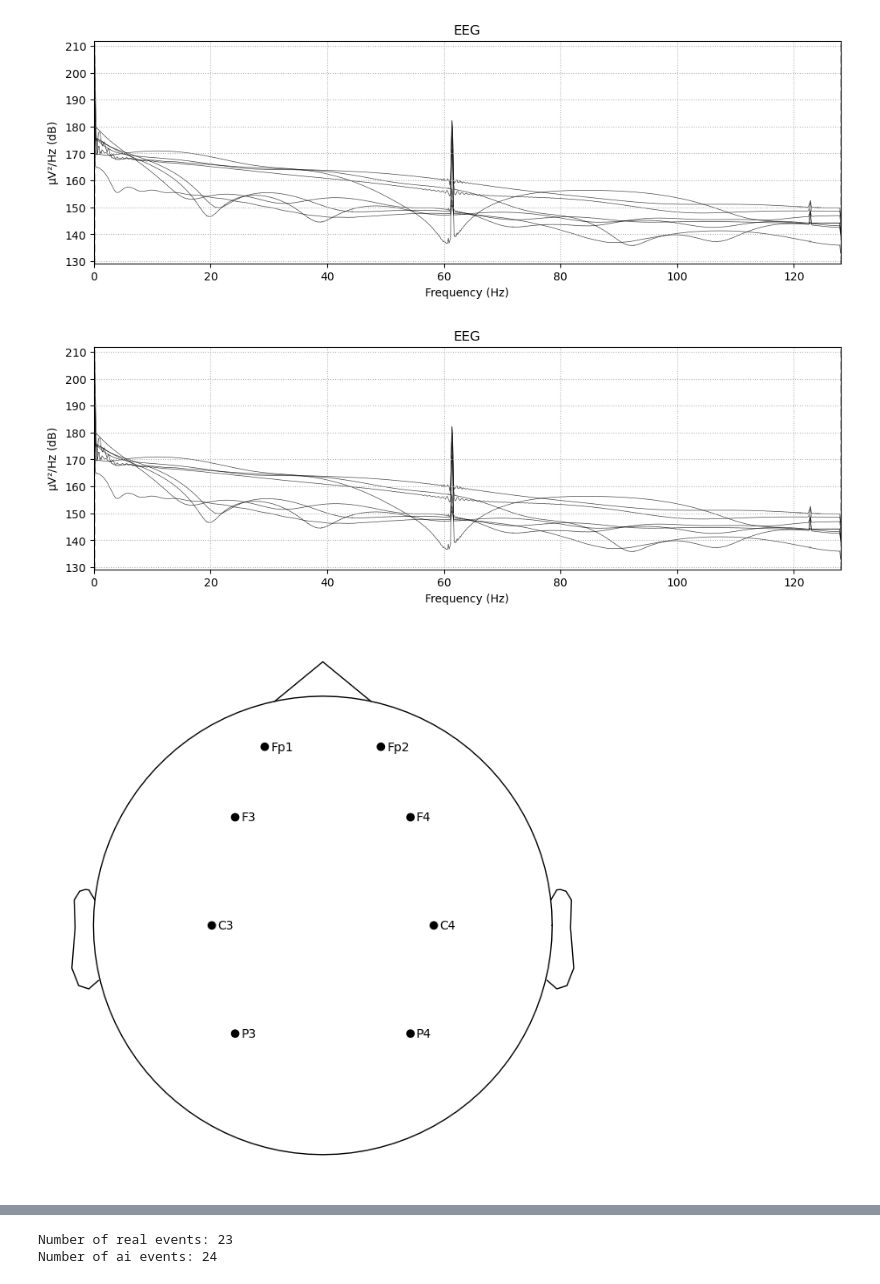
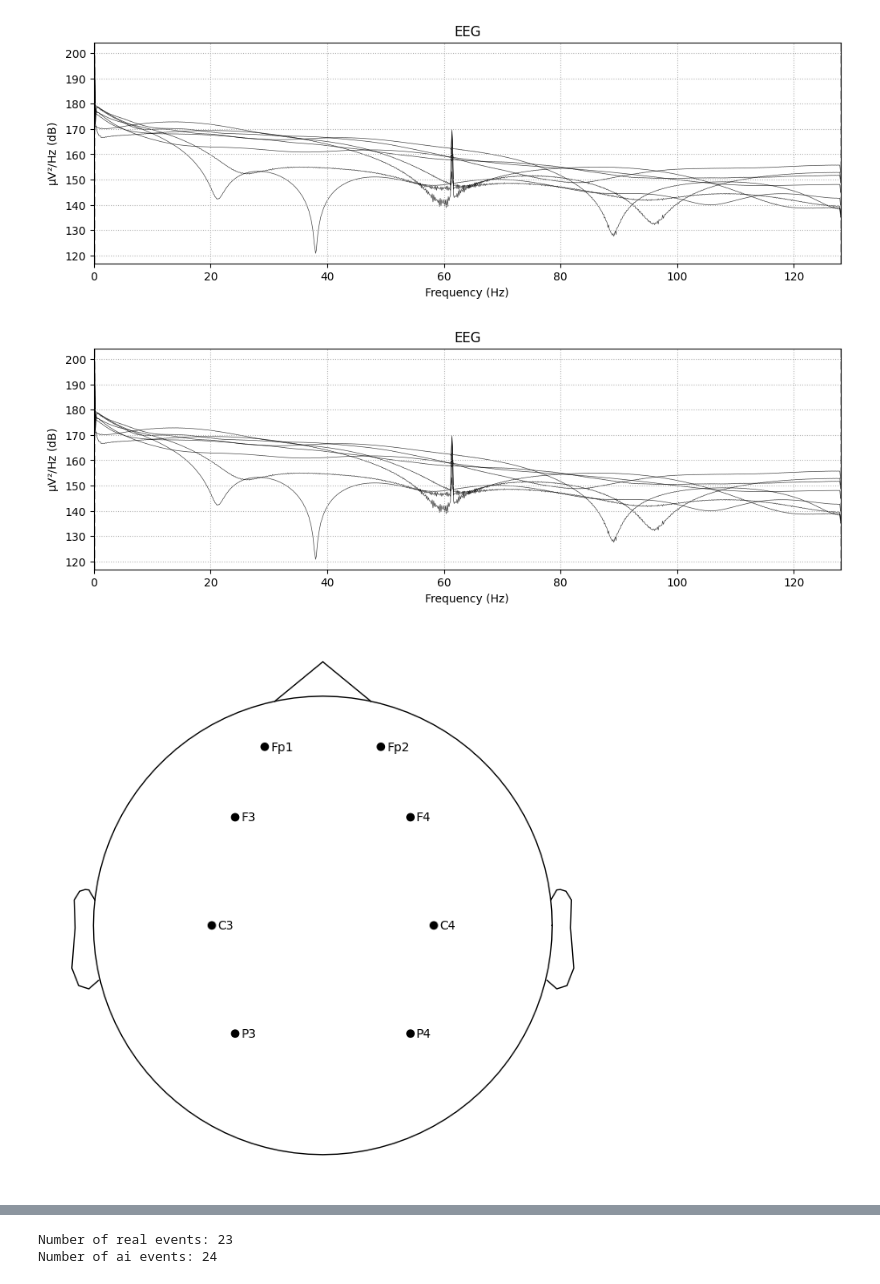
Before and after one commit to KyaMas/EyeSpy-AI, a Jupyter notebook: processing.ipynb, the cells around one changed output, grey strips where cells are left out. Cells and saved outputs as stored; diff of their text form; code cells hidden in the pictures.

```diff
--- a/processing.ipynb
+++ b/processing.ipynb
@@ -20,21 +24,20 @@ from autoreject import AutoReject
 # %%
 # load data from .csv file name 'combined_recording_##########.csv' from data/recordings folder, use columns 0-7, 17, 19
-data = pd.read_csv('data/training/ParticipantK1701578859.csv', usecols=[0,1,2,3,4,5,6,7,18,20])
+data = pd.read_csv(f'data/training/{p_id}.csv', usecols=[0,1,2,3,4,5,6,7,18,20])
 
 # channel info (check electode placement/name and columsn in data)
 ch_names = ['CH1', 'CH2', 'CH3', 'CH4', 'CH5', 'CH6', 'CH7', 'CH8', 'Type', 'TimeStamp']
 sfreq = 256  # sampling frequency in Hz
 
 # channel types (8 channels of EEG data and 2 for image type and stimulus time)
 ch_types = ['eeg'] * 8 + ['misc'] * 2
 
 # create info object and raw data object
 info = mne.create_info(ch_names, sfreq, ch_types=ch_types)
 raw = mne.io.RawArray(data.T, info)
 raw.plot_psd()
 # %% [output]
-[figure, old version]
+[figure, new version]
-[figure, removed]
 # %%
 # Preprocessing params
 
@@ -71,7 +74,8 @@ raw_filt = raw.copy().filter(low_cut, high_cut)
 # plot raw data electrode locations and names
 raw_plotted = raw.plot_sensors(show_names=True)
 # %% [output]
-[figure, old version]
+[figure, new version]
+[figure, added]
 # %%
 raw_filt.plot_psd(fmin=0, fmax=40)
 # %% [output]
```
Also changed, not shown: parts of 12 cells of this notebook, 5 other files.
